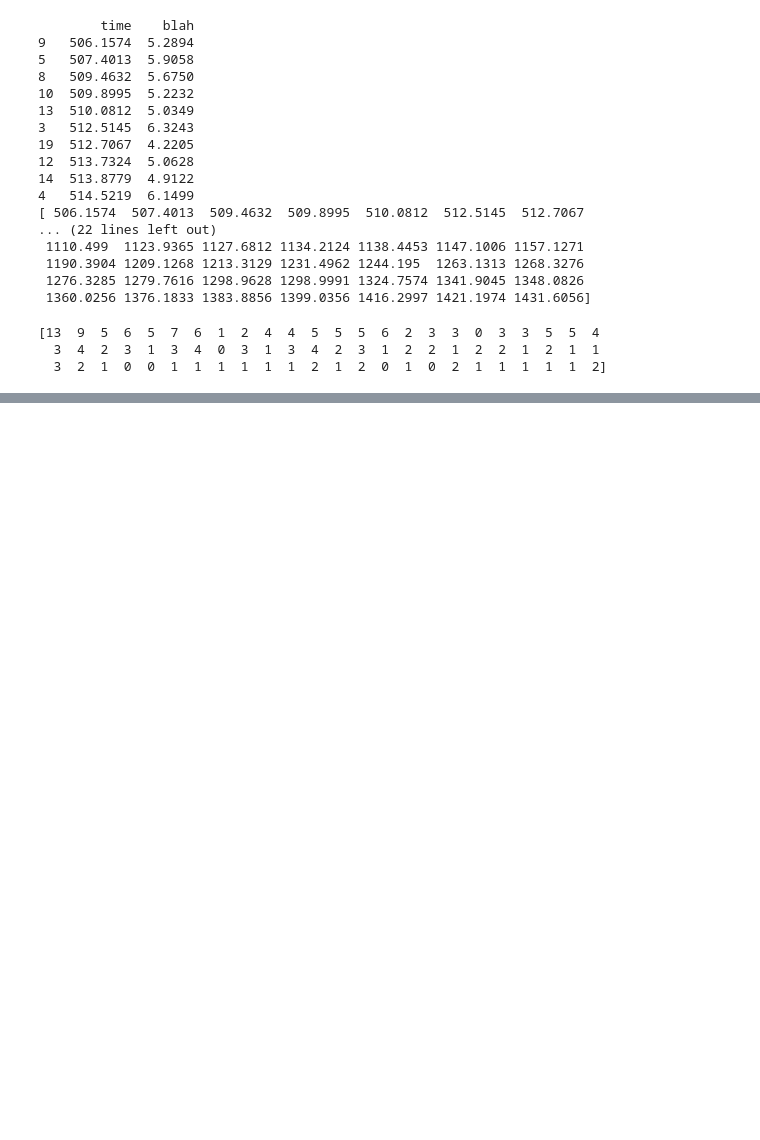
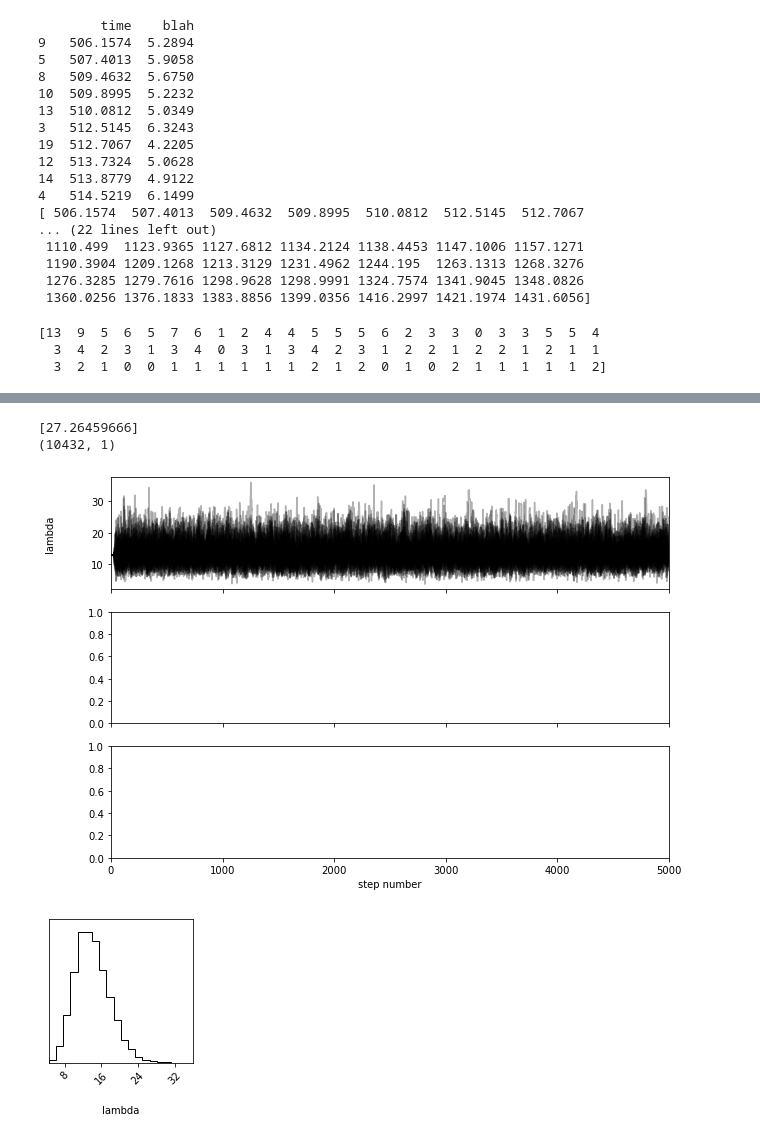
Before and after one commit to villano-lab/thermal-flux_paper2023, a Jupyter notebook: probdistibution.ipynb, the cells around one changed output, grey strips where cells are left out. Saved outputs shown, nothing was run; the diff lists cells and outputs as text; code cells hidden in the pictures; blank space fills up the shorter version.

```diff
--- a/probdistibution.ipynb
+++ b/probdistibution.ipynb
@@ -5,8 +5,10 @@ import emcee
 import corner
 import scipy
 from scipy.optimize import minimize
+import warnings
 
-np.seterr(invalid='ignore')
+#suppress warnings
+#warnings.filterwarnings('ignore')
 
 
 #def negPoissontDist(n, lambda_val):
@@ -27,7 +29,7 @@ def negative_probability_distribution(lambda_val, n):
 
 #This will find the lambda that gives the highest probability of getting a given n, n would be our measured counts per bin
 def maximize_distribution(n):
-    result = scipy.optimize.minimize(negative_probability_distribution, x0=[10], args=(n,))
+    result = scipy.optimize.minimize(negative_probability_distribution, x0=[10], bounds=[(0,None)], args=(n,))
     return result.x
 
 fixed_n = 13
@@ -191,17 +128,25 @@ print(prob_array)
 
 counts1=np.asarray(counts)
 prob1=np.asarray(prob_array)
+
+
 # Model function is the poissant distribution
 def likelihood_func(theta, n):
     lambda_val = theta
-    model = (np.exp(-1*lambda_val)*(lambda_val)**n)/np.math.factorial(n)
+    sterling = 1
+    if n > 10:
+        sterling = n*np.log(n)-n
+    else:
+        sterling = np.log(np.math.factorial(n))
+
+    model = -lambda_val + n*np.log(lambda_val)-sterling
     return model
 
 lambda_true = 5.0
 np.random.seed(69)
 nll = lambda *args: -likelihood_func(*args)
 initial = np.asarray([5])
-soln = scipy.optimize.minimize(nll, initial, args=(counts1[1])) #I think it has a problem with the size of the arrays in the input of the likelihood function??
+soln = scipy.optimize.minimize(nll, initial, args=(counts1[0])) #I think it has a problem with the size of the arrays in the input of the likelihood function??
 lambda_val_ml = soln.x
 print(soln.x)
 #idk
@@ -268,0 +186,28 @@ TypeError: Value after * must be an iterable, not numpy.intc
+# %%
+fig, axes = plt.subplots(3, figsize=(10, 7), sharex=True)
+samples = sampler.get_chain()
+labels = ["lambda"]
+for i in range(ndim):
+    ax = axes[i]
+    ax.plot(samples[:, :, i], "k", alpha=0.3)
+    ax.set_xlim(0, len(samples))
+    ax.set_ylabel(labels[i])
+    ax.yaxis.set_label_coords(-0.1, 0.5)
+
+axes[-1].set_xlabel("step number");
+
+#autocorrelation stuffs
+tau = sampler.get_autocorr_time()
+print(tau)
+
+flat_samples = sampler.get_chain(discard=100, thin=15, flat=True)
+print(flat_samples.shape)
+
+fig = corner.corner(
+    flat_samples, labels=labels, truths=None
+);
+# %% [output]
+[27.26459666]
+(10432, 1)
+[figure, added]
+[figure, added]
```
Also changed, not shown: parts of 4 cells of this notebook.
